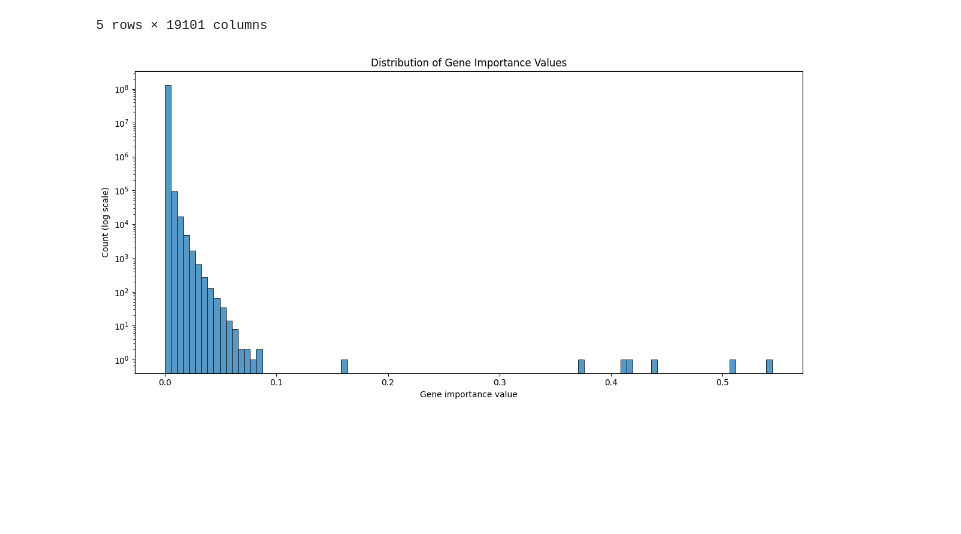
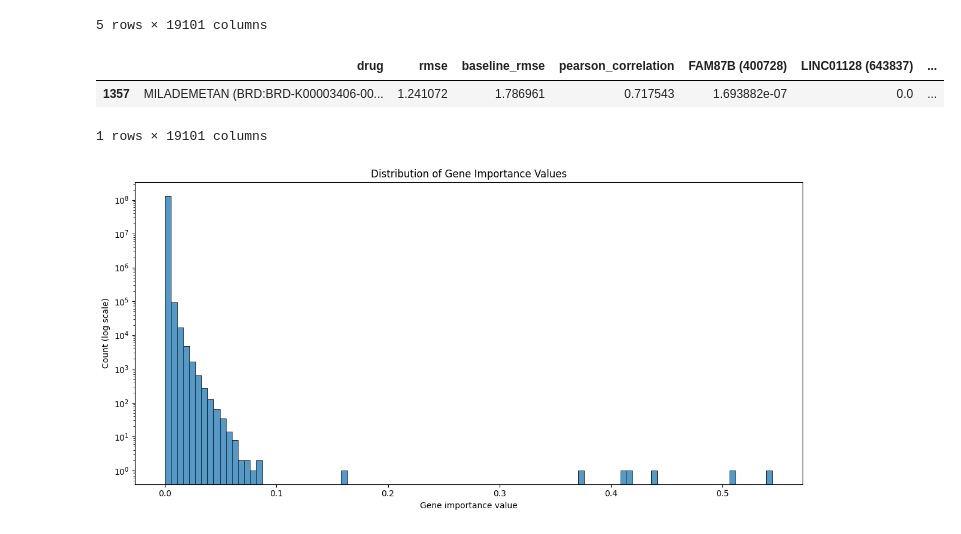
Before and after one commit to sarameirab/bioinformatics_analysis, a Jupyter notebook: project_code/python_scripts/random_forest_results_exploration.ipynb, the cells around one changed output. Drawn from its saved outputs; the diff is of its cells as text; code cells hidden in the pictures; blank space fills up the shorter version.

```diff
--- a/project_code/python_scripts/random_forest_results_exploration.ipynb
+++ b/project_code/python_scripts/random_forest_results_exploration.ipynb
@@ -10,6 +10,13 @@ df.head()
 | 3 | DOCUSATE (BRD:BRD-A00092689-236-0... | 0.408379 | 0.396951 | 0.017668 | 0.000016 | 0.0 | ... |
 | 4 | NIFURTIMOX (BRD:BRD-A00100033-001... | 0.411815 | 0.397782 | 0.051796 | 0.000000 | 0.0 | ... |
 5 rows × 19101 columns
+# %%
+milademetan_row = df[df['drug'] == "MILADEMETAN (BRD:BRD-K00003406-001-01-9)"]
+display(milademetan_row)
+# %% [output]
+|  | drug | rmse | baseline_rmse | pearson_correlation | FAM87B (400728) | LINC01128 (643837) | ... |
+| 1357 | MILADEMETAN (BRD:BRD-K00003406-00... | 1.241072 | 1.786961 | 0.717543 | 1.693882e-07 | 0.0 | ... |
+1 rows × 19101 columns
 # %%
 import matplotlib.pyplot as plt
 import seaborn as sns
```
Also changed, not shown: 6 other files.
